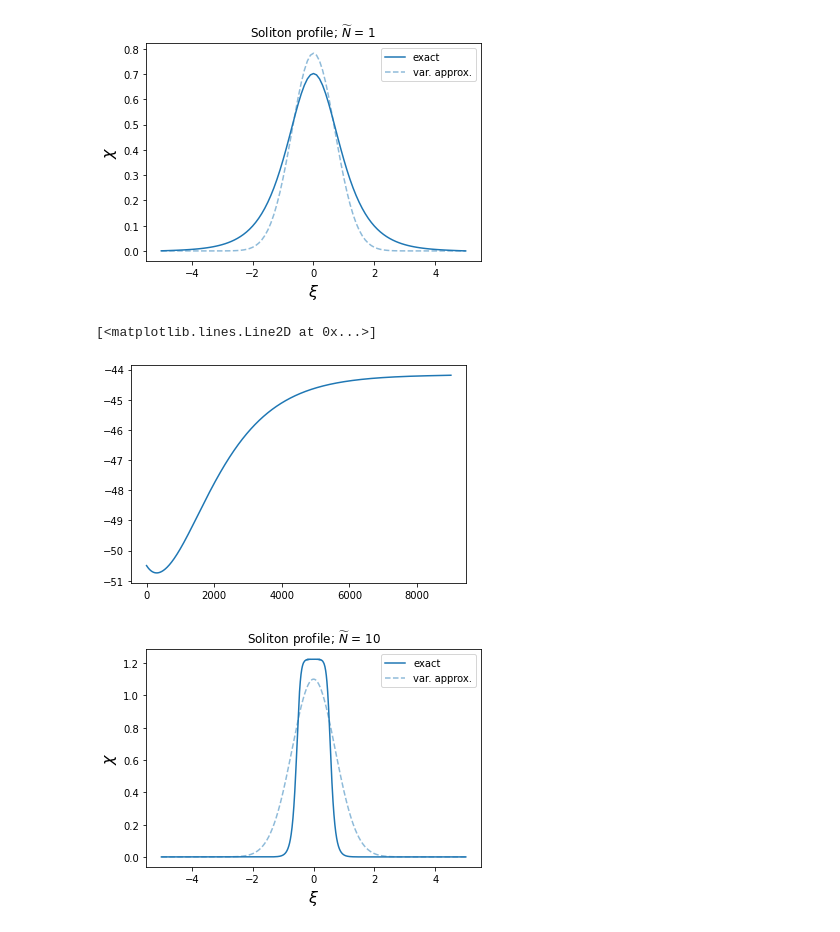
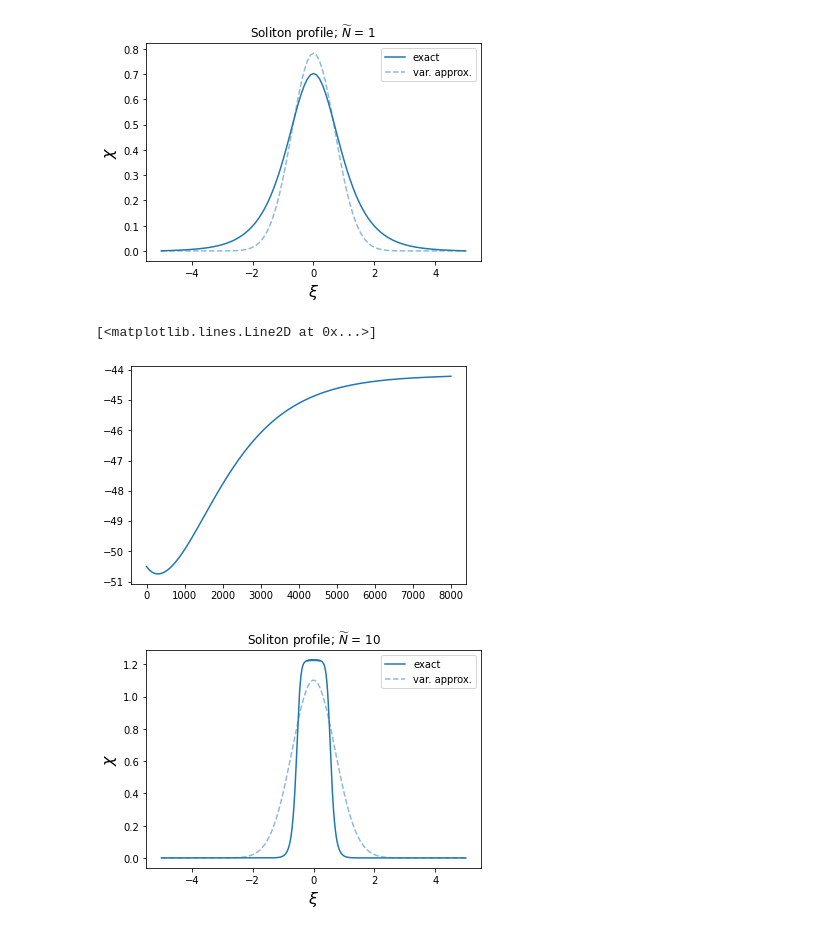
Before and after one commit to ecotner/solitons, a Jupyter notebook: simulations/01_nonlinear_schrodinger_1d_stationary/numerical_computations.ipynb, the cells around one changed output. Saved outputs shown, nothing was run; the diff lists cells and outputs as text; code cells hidden in the pictures.

```diff
--- a/nonlinear_schrodinger_stationary_1d/numerical_computations.ipynb
+++ b/simulations/01_nonlinear_schrodinger_1d_stationary/numerical_computations.ipynb
@@ -137,11 +137,11 @@ def chi_solve(Nt, n_points=101, n_iter=1000, xi_min=-5, xi_max=+5, eps=1e-9):
         E_arr[i] = E
     return E_arr, xi, chi0, chi
 # %%
-E_arr, xi, chi0, chi = chi_solve(Nt=10, n_iter=int(9e3), n_points=2000)
+E_arr, xi, chi0, chi = chi_solve(Nt=10, n_iter=int(8.0e3), n_points=2000)
 plt.plot(E_arr)
 # %% [output]
 [<matplotlib.lines.Line2D at 0x...>]
-[figure, old version]
+[figure, new version]
 # %%
 plt.plot(xi, chi, label="exact")
 plt.plot(xi, chi0, color="C0", alpha=0.5, linestyle="--", label="var. approx.")
```
Also changed, not shown: parts of 1 cell of this notebook, 5 other files.
